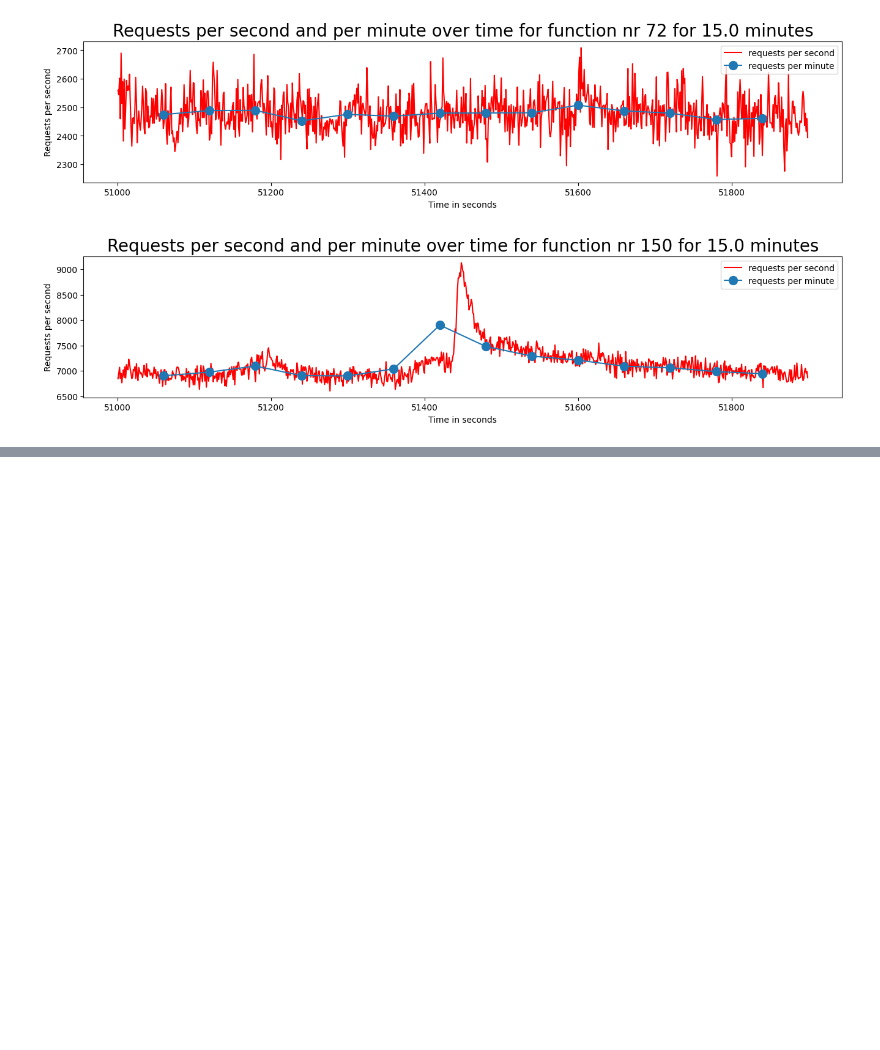
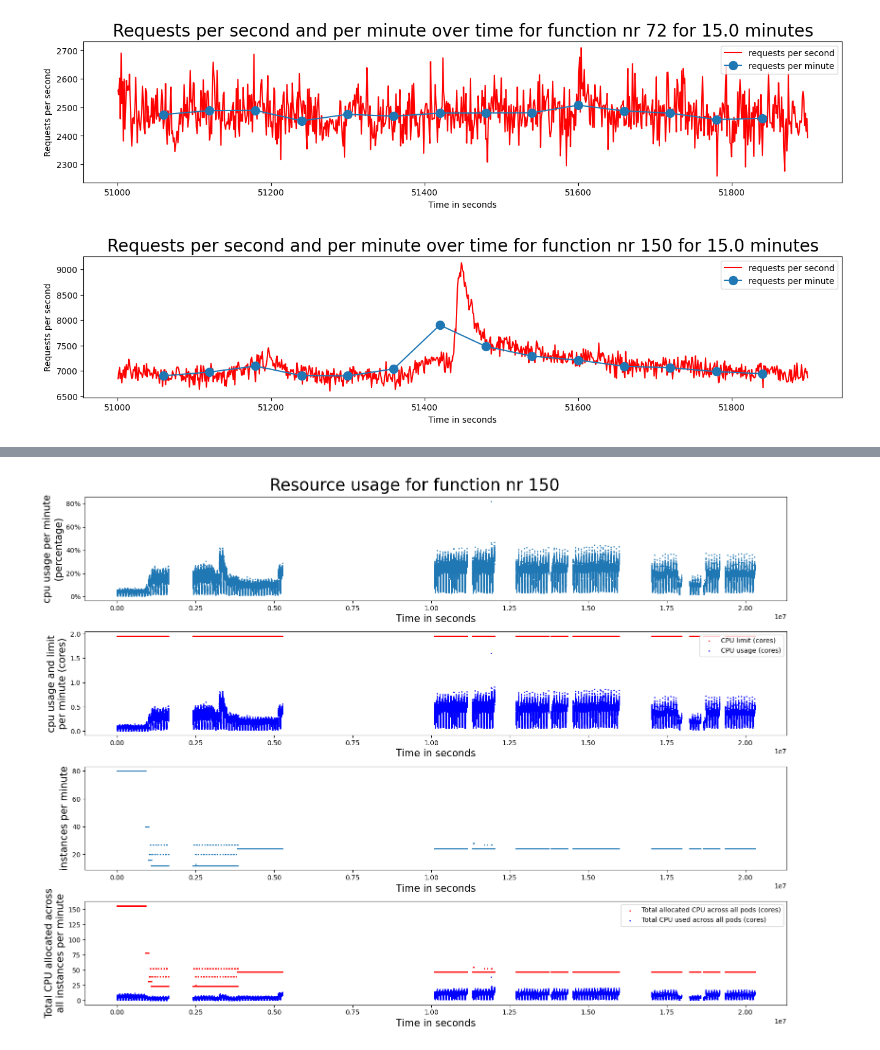
Before and after one commit to sir-lab/data-release, a Jupyter notebook: src/demo_private.ipynb, the cells around one changed output, grey strips where cells are left out. Saved outputs shown, nothing was run; the diff lists cells and outputs as text; code cells hidden in the pictures; blank space fills up the shorter version.

```diff
--- a/src/demo_private.ipynb
+++ b/src/demo_private.ipynb
@@ -178 +179,4 @@ Just like requests, we can visualise CPU usage over time
+# %%
+# Select function we want to plot
+target_fn = '150'
 # %%
@@ -226,0 +242,14 @@ plt.show()
+# %%
+# Read number of instances files
+filenames_list = glob(rt+'/instances_minute/*.csv')
+filenames_list.sort()
+print(filenames_list[:5])
+print('We have {} instances per minute filenames'.format(len(filenames_list)))
+
+dfs_list = []
+for filename in tqdm(filenames_list):
+    df_i = pd.read_csv(filename, index_col=None)
+    dfs_list.append(df_i)
+
+df_instances = pd.concat(dfs_list)
+df_instances
@@ -226,0 +272,42 @@ plt.show()
+# %%
+# Plot CPU usage as percentage of limit, CPU usage as absolute number of cores used,
+# and total number of cores used and allocated across all instances for this function
+
+fig, ax = plt.subplots(nrows=4, ncols=1, figsize=(16, 12))
+xy_label_fontsize = 15
+
+# Plot CPU usage percentage over time
+ax[0].scatter(df_cpu_usage['time'], df_cpu_usage[target_fn], s=1)
+ax[0].set_xlabel('Time in seconds', fontsize=xy_label_fontsize)
+ax[0].set_ylabel('cpu usage per minute\n(percentage)', fontsize=xy_label_fontsize)
+ax[0].yaxis.set_major_formatter(mtick.PercentFormatter(1.0))
+
+# Plot CPU limit over time
+ax[1].scatter(df_cpu_limit['time'], df_cpu_limit[target_fn], s=1, c='r', label='CPU limit (cores)')
+ax[1].set_xlabel('Time in seconds', fontsize=xy_label_fontsize)
+ax[1].set_ylabel('cpu usage and limit\nper minute (cores)', fontsize=xy_label_fontsize)
+
+# Plot absolute CPU usage over time (in cores)
+ax[1].scatter(df_cpu_limit['time'], df_cpu_usage[target_fn]*df_cpu_limit[target_fn], s=1, c='b', label='CPU usage (cores)')
+ax[1].legend(loc='upper right')
+
+# Plot number of instances over time
+ax[2].scatter(df_instances['time'], df_instances[target_fn], s=1)
+ax[2].set_xlabel('Time in seconds', fontsize=xy_label_fontsize)
+ax[2].set_ylabel('instances per minute', fontsize=xy_label_fontsize)
+
+# Plot total amount of CPU cores allocated to this function across all pods
+ax[3].scatter(df_instances['time'], df_instances[target_fn]*df_cpu_limit[target_fn], s=1, c='r', label='Total allocated CPU across all pods (cores)')
+ax[3].set_xlabel('Time in seconds', fontsize=xy_label_fontsize)
+ax[3].set_ylabel('Total CPU allocated across\nall instances per minute', fontsize=xy_label_fontsize)
+
+# Plot total amount of CPU cores used across all pods
+ax[3].scatter(df_instances['time'], df_instances[target_fn]*df_cpu_limit[target_fn]*df_cpu_usage[target_fn], s=1, c='b', label='Total CPU used across all pods (cores)')
+ax[3].legend(loc='upper right')
+
+
+plt.suptitle(f'Resource usage for function nr {target_fn}', fontsize=25)
+plt.tight_layout()
+plt.show()
+# %% [output]
+[figure, added]
```
Also changed, not shown: parts of 6 cells of this notebook.
